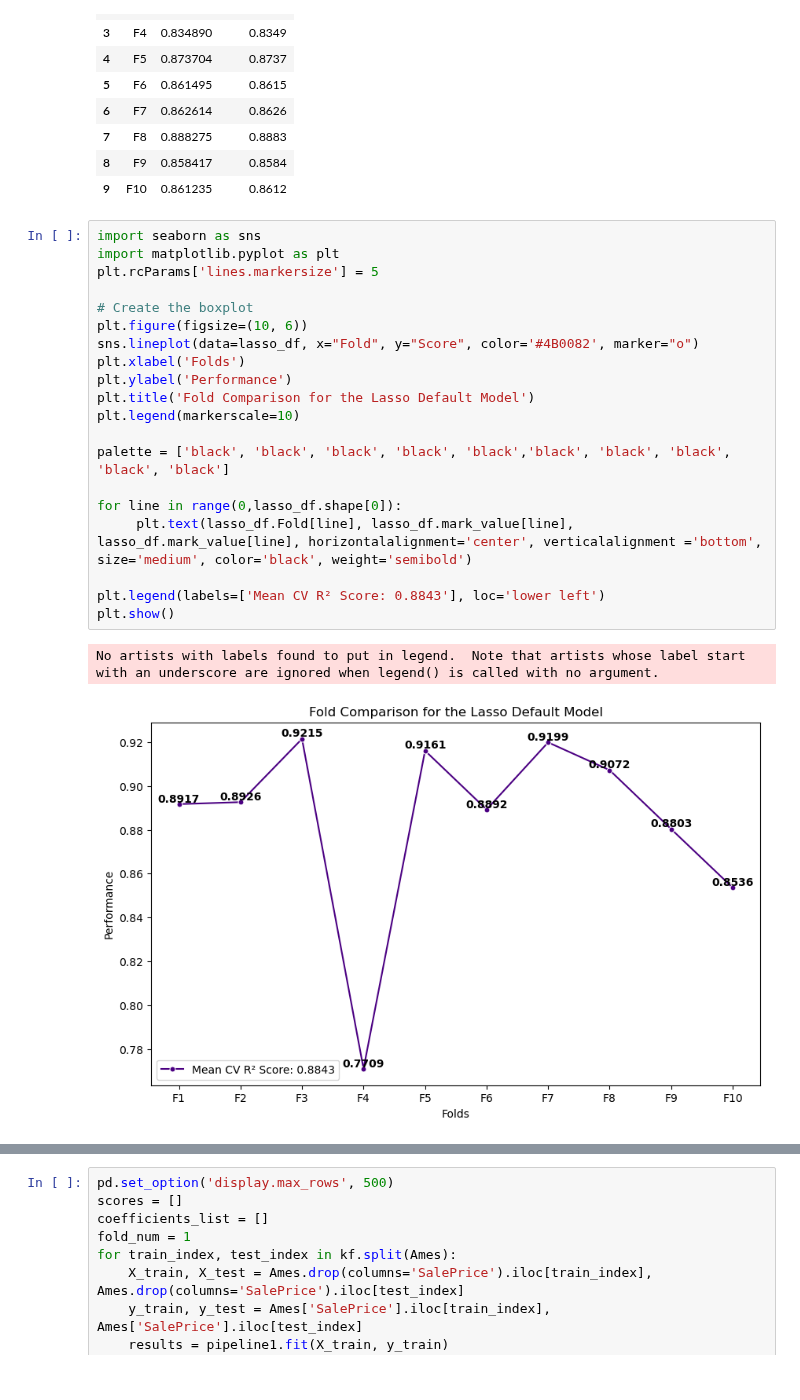
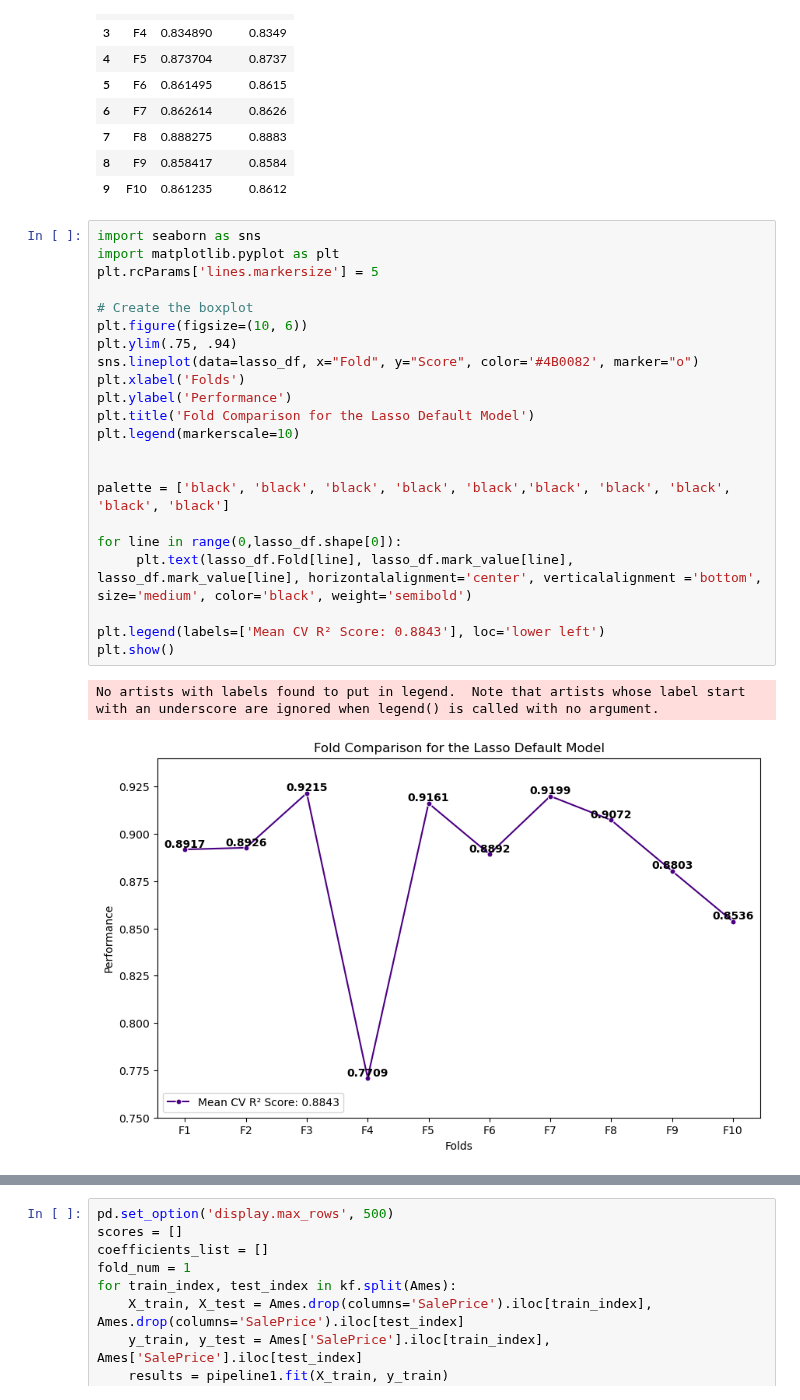
Before and after one commit to dimmediato/ML_Ames_Housing, a Jupyter notebook: Pipeline Python Final/Regression_Models.ipynb, the cells around one changed output, grey strips where cells are left out. Saved outputs shown, nothing was run; the diff lists cells and outputs as text.

```diff
--- a/Pipeline Python Final/Regression_Models.ipynb
+++ b/Pipeline Python Final/Regression_Models.ipynb
@@ -212,26 +212,28 @@ elastic_df
 # %%
 import seaborn as sns
 import matplotlib.pyplot as plt
 plt.rcParams['lines.markersize'] = 5
 
 # Create the boxplot
 plt.figure(figsize=(10, 6))
+plt.ylim(.75, .94)
 sns.lineplot(data=lasso_df, x="Fold", y="Score", color='#4B0082', marker="o")
 plt.xlabel('Folds')
 plt.ylabel('Performance')
 plt.title('Fold Comparison for the Lasso Default Model')
 plt.legend(markerscale=10)
+
 
 palette = ['black', 'black', 'black', 'black', 'black','black', 'black', 'black', 'black', 'black']
 
 for line in range(0,lasso_df.shape[0]):
      plt.text(lasso_df.Fold[line], lasso_df.mark_value[line], lasso_df.mark_value[line], horizontalalignment='center', verticalalignment ='bottom', size='medium', color='black', weight='semibold')
 
 plt.legend(labels=['Mean CV R² Score: 0.8843'], loc='lower left')
 plt.show()
 # %% [output]
 No artists with labels found to put in legend.  Note that artists whose label start with an underscore are ignored when legend() is called with no argument.
-[figure, old version]
+[figure, new version]
 # %%
 import seaborn as sns
 import matplotlib.pyplot as plt
```
Also changed, not shown: parts of 9 cells of this notebook, 2 other files.
